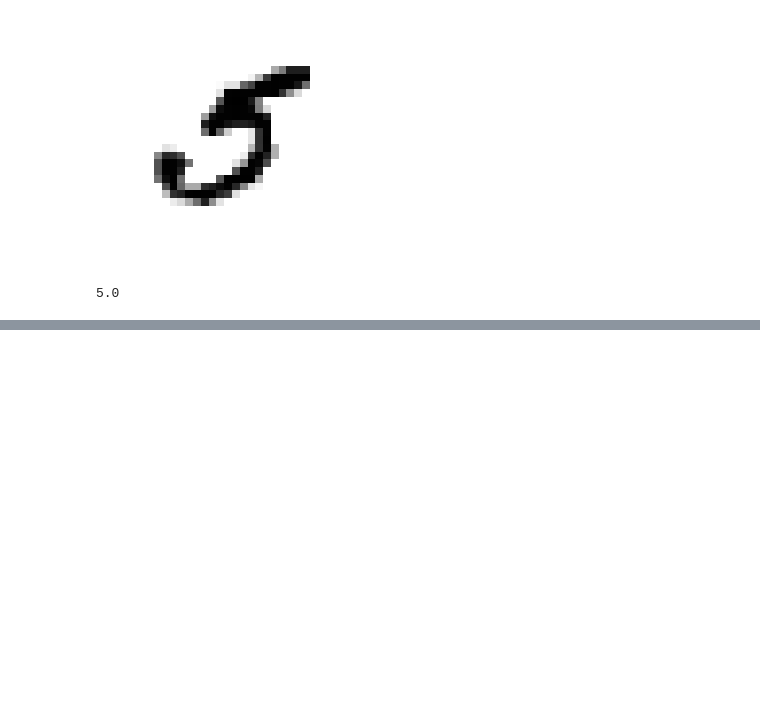
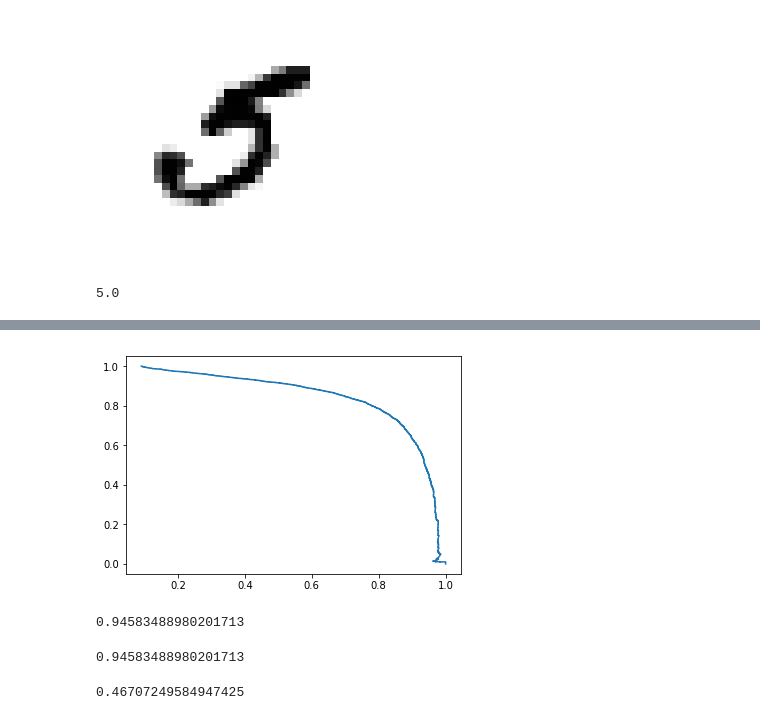
Before and after one commit to bmoretz/Notebooks, a Jupyter notebook: Hands-OnMachineLearning/ch_03.ipynb, the cells around one changed output, grey strips where cells are left out. Cells and saved outputs as stored; diff of their text form; code cells hidden in the pictures; blank space fills up the shorter version.

```diff
--- a/Hands-OnMachineLearning/ch_03.ipynb
+++ b/Hands-OnMachineLearning/ch_03.ipynb
@@ -135,0 +176,5 @@ f1_score( y_train_5, y_train_pred)
+# %%
+plt.plot(precisions, recalls)
+plt.show()
+# %% [output]
+[figure, added]
@@ -135,0 +183,12 @@ f1_score( y_train_5, y_train_pred)
+# %%
+precision_score(y_train_5, y_train_pred_90)
+# %% [output]
+0.94583488980201713
+# %%
+precision_score(y_train_5, y_train_pred_90)
+# %% [output]
+0.94583488980201713
+# %%
+recall_score(y_train_5, y_train_pred_90)
+# %% [output]
+0.46707249584947425
```
Also changed, not shown: parts of 22 cells of this notebook.
